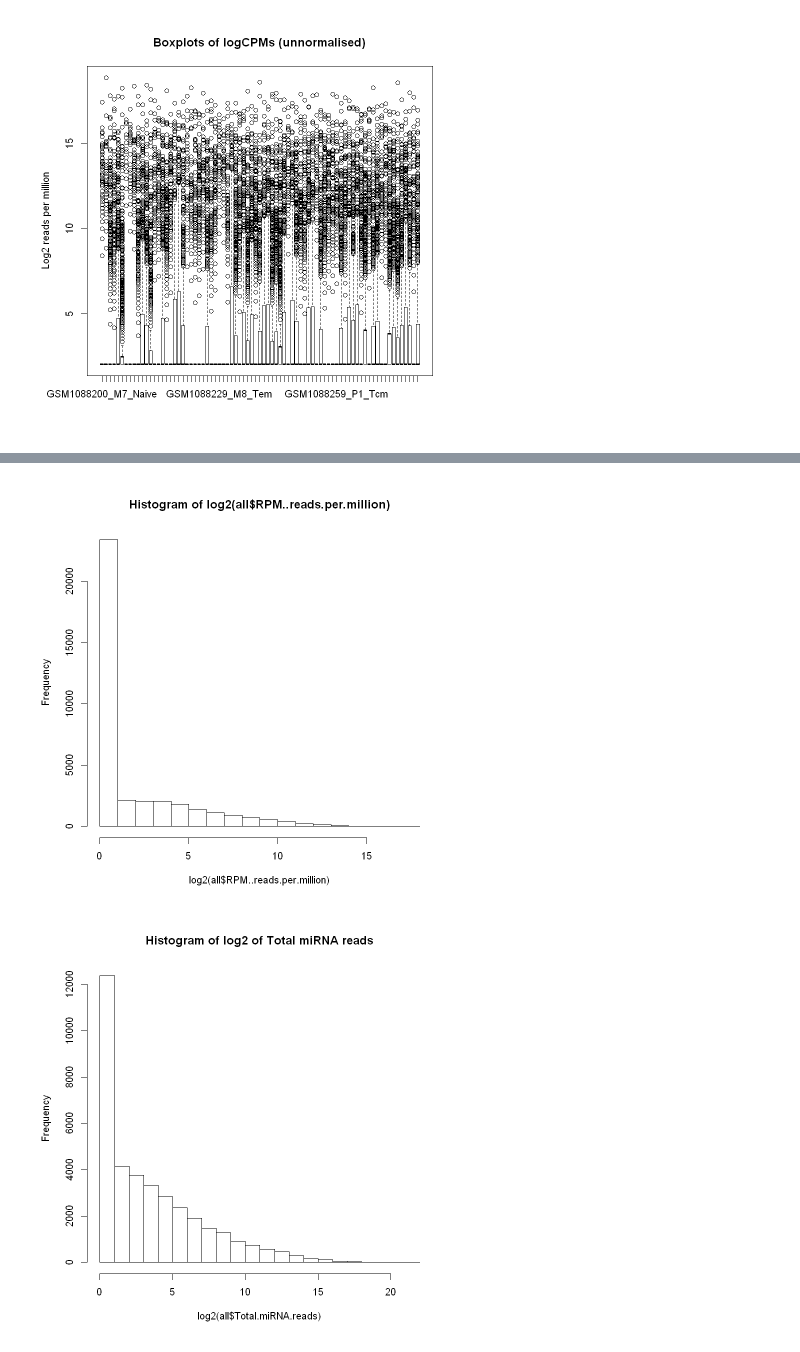
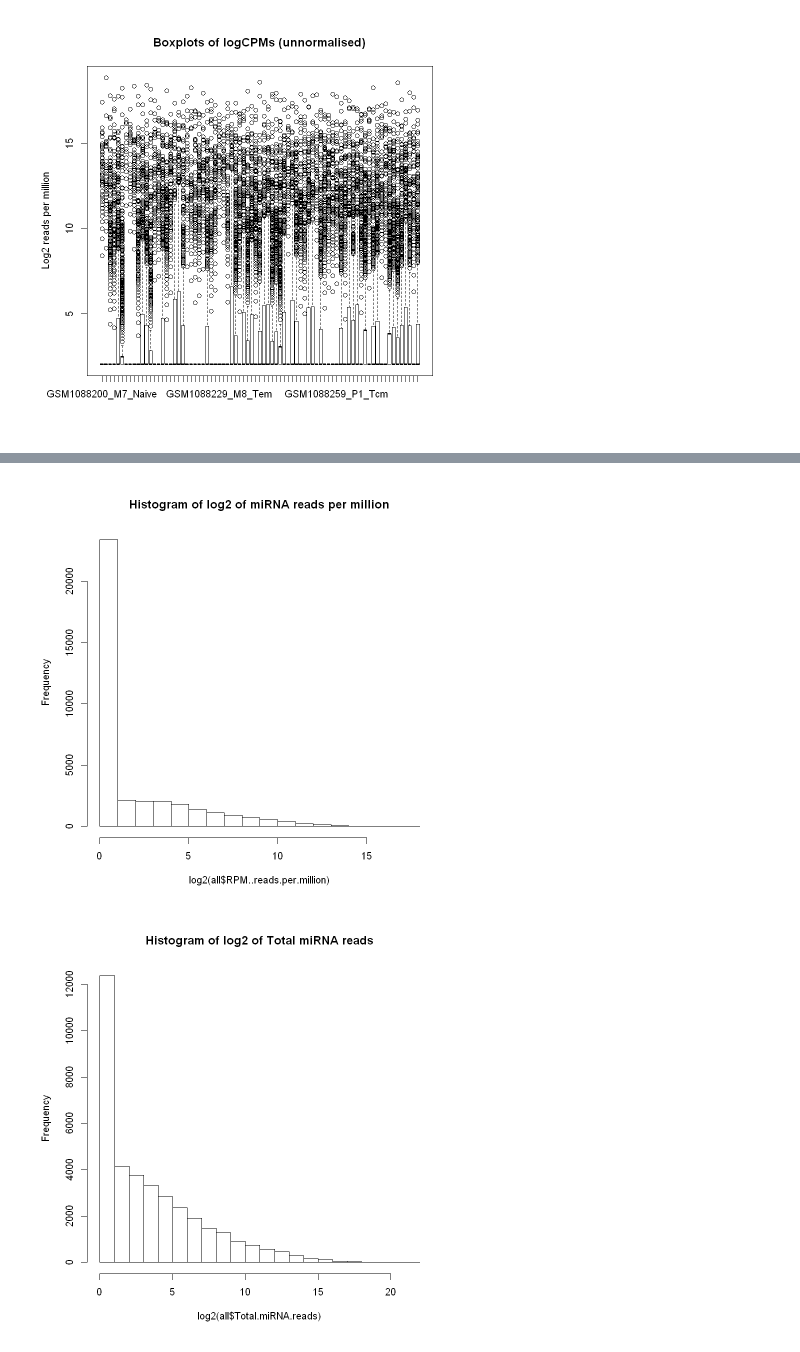
Before and after one commit to derrick56007/mirna_pre-t1d, a Jupyter notebook: notebooks/R_workspace-Copy1.ipynb, the cells around one changed output, grey strips where cells are left out. Saved outputs shown, nothing was run; the diff lists cells and outputs as text; code cells hidden in the pictures.

```diff
--- a/notebooks/R_workspace-Copy1.ipynb
+++ b/notebooks/R_workspace-Copy1.ipynb
@@ -265,7 +427,7 @@ A data.frame: 79 × 3
 # %%
-hist(log2(all$RPM..reads.per.million))
+hist(log2(all$RPM..reads.per.million), main='Histogram of log2 of miRNA reads per million')
 # %% [output]
-[figure, old version]
+[figure, new version]
 # %%
 hist(log2(all$"Total.miRNA.reads"), main='Histogram of log2 of Total miRNA reads')
 # %% [output]
```
Also changed, not shown: parts of 41 cells of this notebook, 2 other files.
